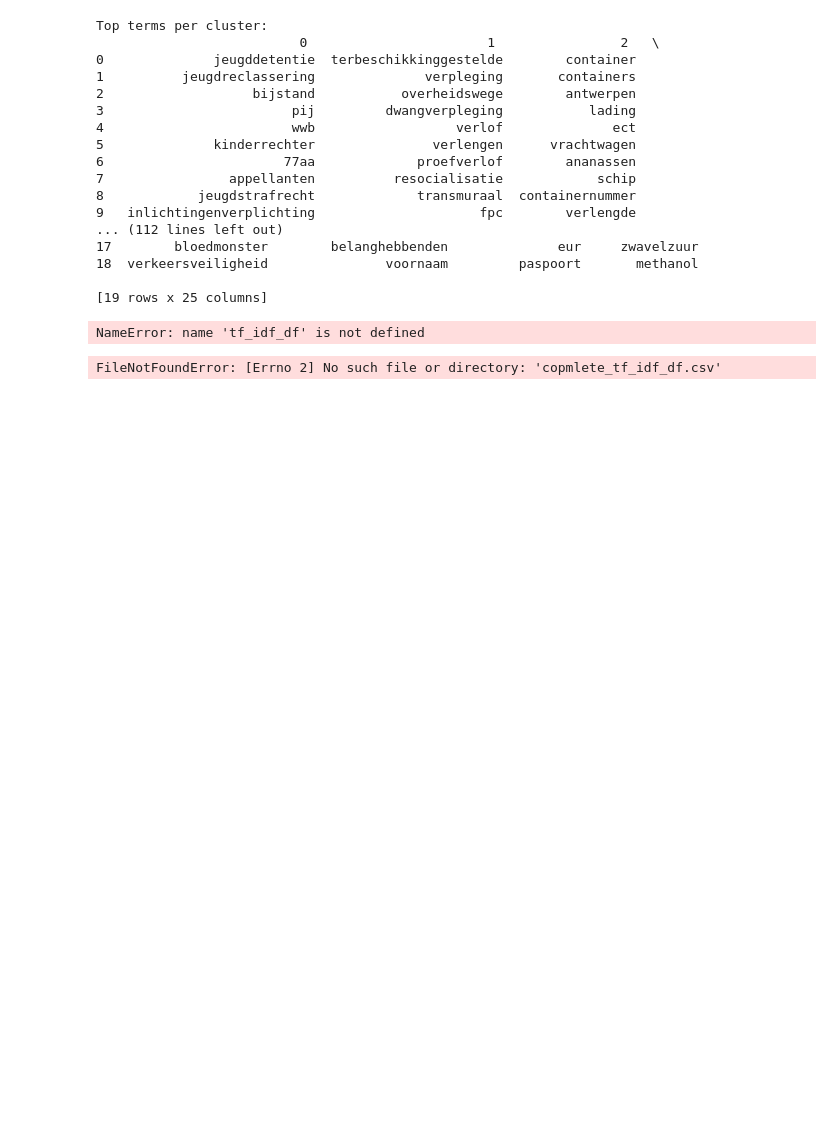
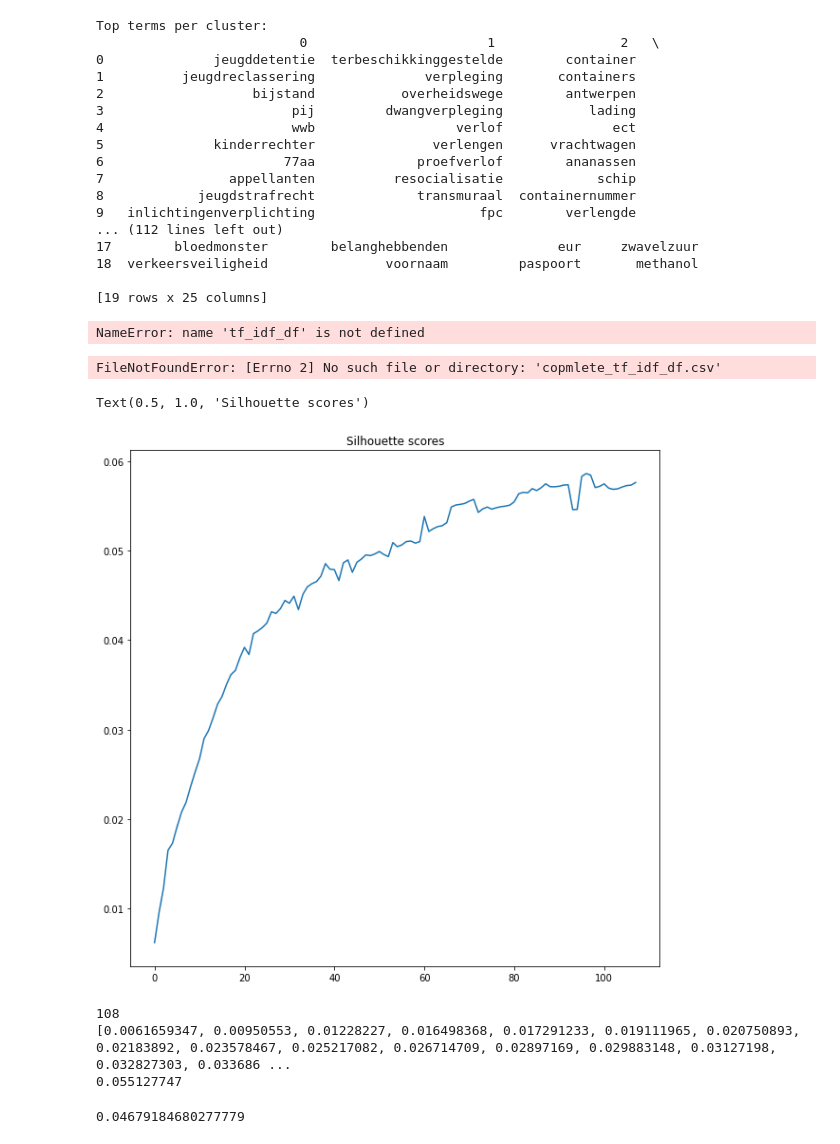
Before and after one commit to bloemetjesgordijn/DSP, a Jupyter notebook: cas/notebooks/TF-IDF.ipynb, the cells around one changed output. Drawn from its saved outputs; the diff is of its cells as text; code cells hidden in the pictures; blank space fills up the shorter version.

```diff
--- a/cas/notebooks/TF-IDF.ipynb
+++ b/cas/notebooks/TF-IDF.ipynb
@@ -173,19 +172,0 @@ Text(0.5, 1.0, 'Elbow curve')
-# %%
-#Silhouette
-# A list holds the silhouette coefficients for each k
-silhouette_coefficients = []
-
-# Notice you start at 2 clusters for silhouette coefficient
-for k in range(10, 12):
-    print(k)
-    kmeans = KMeans(n_clusters=k, init='k-means++', max_iter=200)
-    kmeans.fit_predict(X)
-    score = silhouette_score(reduced, kmeans.labels_)
-    silhouette_coefficients.append(score)
-
-plt.style.use("fivethirtyeight")
-plt.plot(range(10, 12), silhouette_coefficients)
-plt.xticks(range(10, 12))
-plt.xlabel("Number of Clusters")
-plt.ylabel("Silhouette Coefficient")
-plt.show()
@@ -275,3 +274,24 @@ tf_idf_df = pd.read_csv("copmlete_tf_idf_df.csv")
 print(tf_idf_df.iloc[0])
 # %% [output]
 FileNotFoundError: [Errno 2] No such file or directory: 'copmlete_tf_idf_df.csv'
+# %%
+silhouette_list = [0.0061659347, 0.00950553, 0.01228227, 0.016498368, 0.017291233, 0.019111965, 0.020750893, 0.02183892, 0.023578467, 0.025217082, 0.026714709, 0.02897169, 0.029883148, 0.03127198, 0.032827303, 0.033686396, 0.035043508, 0.03615653, 0.03663472, 0.03805604, 0.03919957, 0.038396604, 0.040736146, 0.041039977, 0.041427467, 0.041938487, 0.043181047, 0.04299, 0.043538496, 0.044444993, 0.044136826, 0.044928074, 0.04342983, 0.04513379, 0.045975834, 0.046326432, 0.046554595, 0.04716186, 0.048571117, 0.047954954, 0.04789726, 0.04667436, 0.048656702, 0.048985604, 0.047598135, 0.04872153, 0.049076505, 0.049549975, 0.049467478, 0.04965462, 0.049922507, 0.049597174, 0.049353782, 0.050924495, 0.050465956, 0.050666094, 0.05103684, 0.05109708, 0.05086336, 0.051034205, 0.053845692, 0.052167993, 0.05248386, 0.052715864, 0.052814323, 0.05315692, 0.05490743, 0.055127747, 0.055202123, 0.055304606, 0.05555728, 0.055758, 0.054301634, 0.054692842, 0.05490025, 0.054659996, 0.054820877, 0.054935303, 0.055001557, 0.05511386, 0.055483043, 0.05638736, 0.05654789, 0.056495022, 0.056958646, 0.056745343, 0.05707017, 0.057500843, 0.05717191, 0.057167254, 0.057222914, 0.0573565, 0.057395075, 0.054614667, 0.054634552, 0.05832658, 0.05864752, 0.05846932, 0.057075907, 0.05721506, 0.057494376, 0.057013553, 0.05688177, 0.056935962, 0.05713823, 0.05730033, 0.057353757, 0.057651296]
+# %%
+plt.rcParams['figure.figsize'] = [10, 10]
+plt.plot( range(len(silhouette_list)), silhouette_list)
+plt.title('Silhouette scores')
+# %% [output]
+Text(0.5, 1.0, 'Silhouette scores')
+[figure, added]
+# %%
+print(len(silhouette_list))
+print(silhouette_list)
+print(silhouette_list[67])
+# %% [output]
+108
+[0.0061659347, 0.00950553, 0.01228227, 0.016498368, 0.017291233, 0.019111965, 0.020750893, 0.02183892, 0.023578467, 0.025217082, 0.026714709, 0.02897169, 0.029883148, 0.03127198, 0.032827303, 0.033686 ...
+0.055127747
+# %%
+print(sum(silhouette_list) / len(silhouette_list))
+# %% [output]
+0.04679184680277779
```
Also changed, not shown: parts of 6 cells of this notebook, 7 other files.
